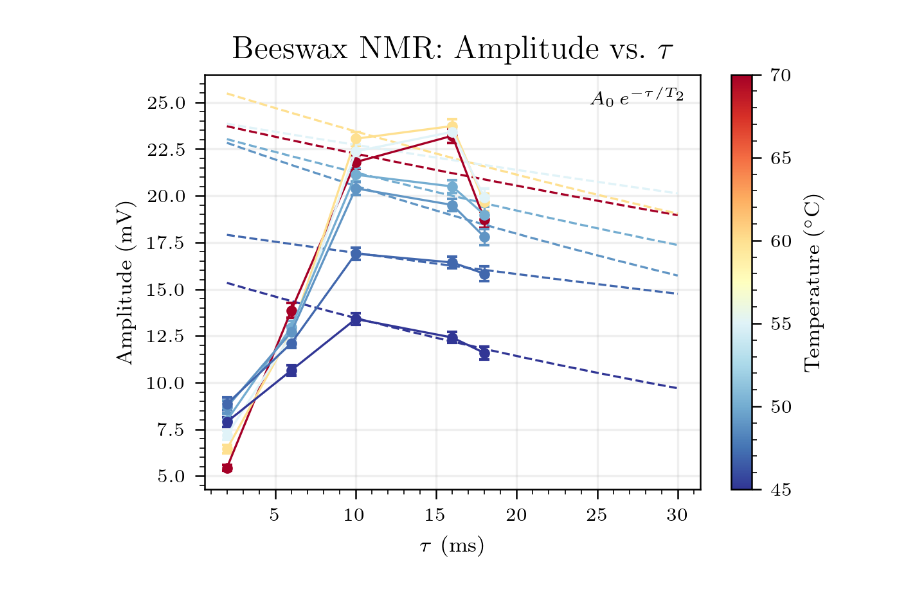
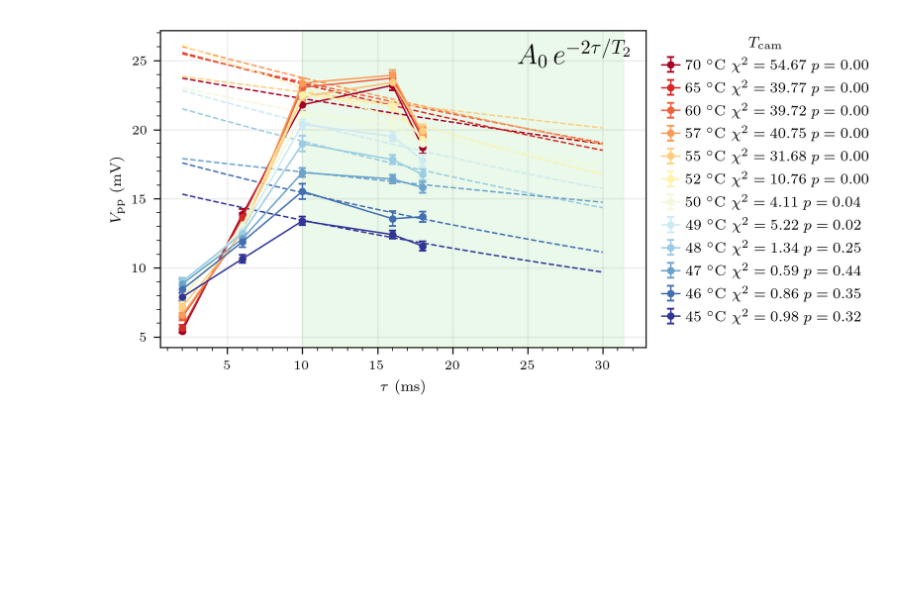
Before and after one commit to asuradev99/jlab, a Jupyter notebook: nmr/bwax.ipynb, the cells around one changed output. Saved outputs shown, nothing was run; the diff lists cells and outputs as text; code cells hidden in the pictures; blank space fills up the shorter version.

```diff
--- a/nmr/bwax.ipynb
+++ b/nmr/bwax.ipynb
@@ -5,24 +5,25 @@ import matplotlib.pyplot as plt
 import matplotlib.cm as cm
 import matplotlib.colors as mcolors
 from scipy.optimize import curve_fit
+from scipy.stats import chi2 as chi2_dist
 
 plt.style.use('./jlab.mplstyle')
 
-# --- Parse bwax_data.csv ---
+# --- Parse bwax_data_new.csv ---
 # Row layout (after header):
 #   row  0    : tau values (ms)
 #   row  1    : repeat times TR (ms)
-#   rows 2–8  : temperature data (one row per temperature)
-#   row  9    : calibration bar height (px)
-#   row  10   : calibration bar height (mV)
+#   rows 2–13 : temperature data (one row per temperature)
+#   row  14   : calibration bar height (px)
+#   row  15   : calibration bar height (mV)
 # Columns alternate: [label, val0, unc0, val1, unc1, ..., val4, unc4]
 
-df = pd.read_csv('bwax_data.csv', header=0)
+df = pd.read_csv('bwax_data_new.csv', header=0)
 
 tau_row      = df.iloc[0]
-temp_df      = df.iloc[2:9]
-calib_px_row = df.iloc[9]
-calib_mV_row = df.iloc[10]
+temp_df      = df.iloc[2:14]
+calib_px_row = df.iloc[14]
+calib_mV_row = df.iloc[15]
 
 val_slice = slice(1, None, 2)
 unc_slice = slice(2, None, 2)
@@ -42,53 +43,63 @@ amp_mV     = raw_px * scale[np.newaxis, :]
 amp_unc_mV = amp_mV * np.sqrt((raw_unc / raw_px)**2 + (calib_unc / calib_px)**2)
 
 # --- Exponential decay fit (T2) on tau = 10, 16, 18 ms ---
-# Model: A(τ) = A0 * exp(−τ / T2)
+# Model: A(τ) = A0 * exp(−2τ / T2)
 fit_mask = np.isin(taus, [10, 16, 18])
 taus_fit = taus[fit_mask]
+dof = len(taus_fit) - 2  # 3 points, 2 params
 
 def exp_decay(tau, A0, T2):
-    return A0 * np.exp(-tau / T2)
+    return A0 * np.exp(-2 * tau / T2)
 
-T2_vals = np.zeros(len(temperatures))
-T2_errs = np.zeros(len(temperatures))
-A0_vals = np.zeros(len(temperatures))
+T2_vals   = np.zeros(len(temperatures))
+T2_errs   = np.zeros(len(temperatures))
+A0_vals   = np.zeros(len(temperatures))
+chi2_vals = np.zeros(len(temperatures))
 
 for i in range(len(temperatures)):
     y    = amp_mV[i, fit_mask]
     yerr = amp_unc_mV[i, fit_mask]
     p0   = [y[0] * np.exp(taus_fit[0] / 15), 15.0]
     popt, pcov = curve_fit(exp_decay, taus_fit, y, p0=p0, sigma=yerr, absolute_sigma=True)
-    A0_vals[i] = popt[0]
-    T2_vals[i] = popt[1]
-    T2_errs[i] = np.sqrt(pcov[1, 1])
+    A0_vals[i]   = popt[0]
+    T2_vals[i]   = popt[1]
+    T2_errs[i]   = np.sqrt(pcov[1, 1])
+    residuals    = (y - exp_decay(taus_fit, *popt)) / yerr
+    chi2_vals[i] = np.sum(residuals**2)
+
+p_vals = chi2_dist.sf(chi2_vals, df=dof)
 
 # --- Plot 1: Amplitude vs tau with exponential fits ---
-norm     = mcolors.Normalize(vmin=temperatures.min(), vmax=temperatures.max())
-cmap     = cm.RdYlBu_r
+n      = len(temperatures)
+colors = [cm.RdYlBu_r((n - 1 - i) / (n - 1)) for i in range(n)]
 tau_fine = np.linspace(2, 30, 300)
 
-fig, ax = plt.subplots(figsize=(4, 3))
+fig, ax = plt.subplots(figsize=(6, 3))
 
 for i, T in enumerate(temperatures):
-    color = cmap(norm(T))
+    label = rf'${T:.0f}\ ^\circ$C  $\chi^2={chi2_vals[i]:.2f}$  $p={p_vals[i]:.2f}$'
     ax.errorbar(taus, amp_mV[i], yerr=amp_unc_mV[i],
-                fmt='o-', color=color, capsize=2, lw=0.8, markersize=3, zorder=3)
+                fmt='o-', color=colors[i], capsize=2, lw=0.8, markersize=3,
+                zorder=3, label=label)
     ax.plot(tau_fine, exp_decay(tau_fine, A0_vals[i], T2_vals[i]),
-            color=color, lw=0.8, ls='--', zorder=2)
+            color=colors[i], lw=0.8, ls='--', zorder=2)
 
-sm = cm.ScalarMappable(cmap=cmap, norm=norm)
-sm.set_array([])
-cbar = fig.colorbar(sm, ax=ax)
-cbar.set_label(r'Temperature ($^\circ$C)')
+# Shade region used in fit (tau >= 10)
+ax.axvspan(10, ax.get_xlim()[1], color='limegreen', alpha=0.1, zorder=1)
 
-ax.text(0.97, 0.97, r'$A_0\,e^{-\tau/T_2}$', transform=ax.transAxes,
-        ha='right', va='top', fontsize=7)
+ax.legend(bbox_to_anchor=(1.02, 1), loc='upper left', fontsize=8,
+          handlelength=1.2, handletextpad=0.4, borderaxespad=0,
+          title=r'$T_\mathrm{cam}$', title_fontsize=8)
+
+ax.text(0.97, 0.97, r'$A_0\,e^{-2\tau/T_2}$', transform=ax.transAxes,
+        ha='right', va='top', fontsize=15)
 
 ax.set_xlabel(r'$\tau$ (ms)')
-ax.set_ylabel(r'Amplitude (mV)')
-ax.set_title(r'Beeswax NMR: Amplitude vs.\ $\tau$')
+ax.set_ylabel(r'$V_\mathrm{pp}$ (mV)')
 ax.grid(alpha=0.2)
 fig.tight_layout()
+fig.savefig('bwax_amplitude_vs_tau.png', dpi=300, bbox_inches='tight')
+fig.savefig('bwax_amplitude_vs_tau.pdf', bbox_inches='tight')
 plt.show()
 # %% [output]
-[figure, old version]
+[figure, new version]
```
Also changed, not shown: parts of 4 cells of this notebook, 8 other files.
